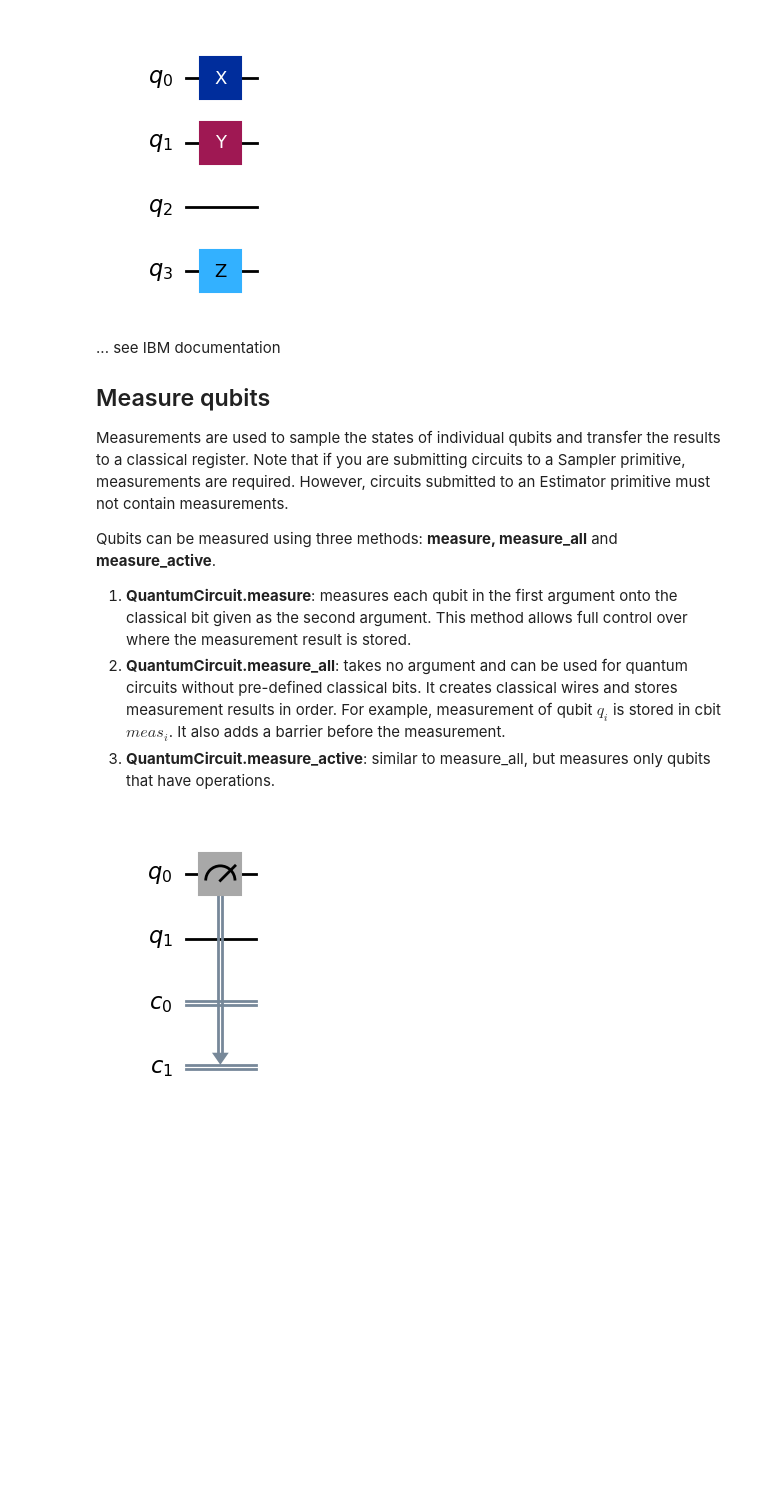
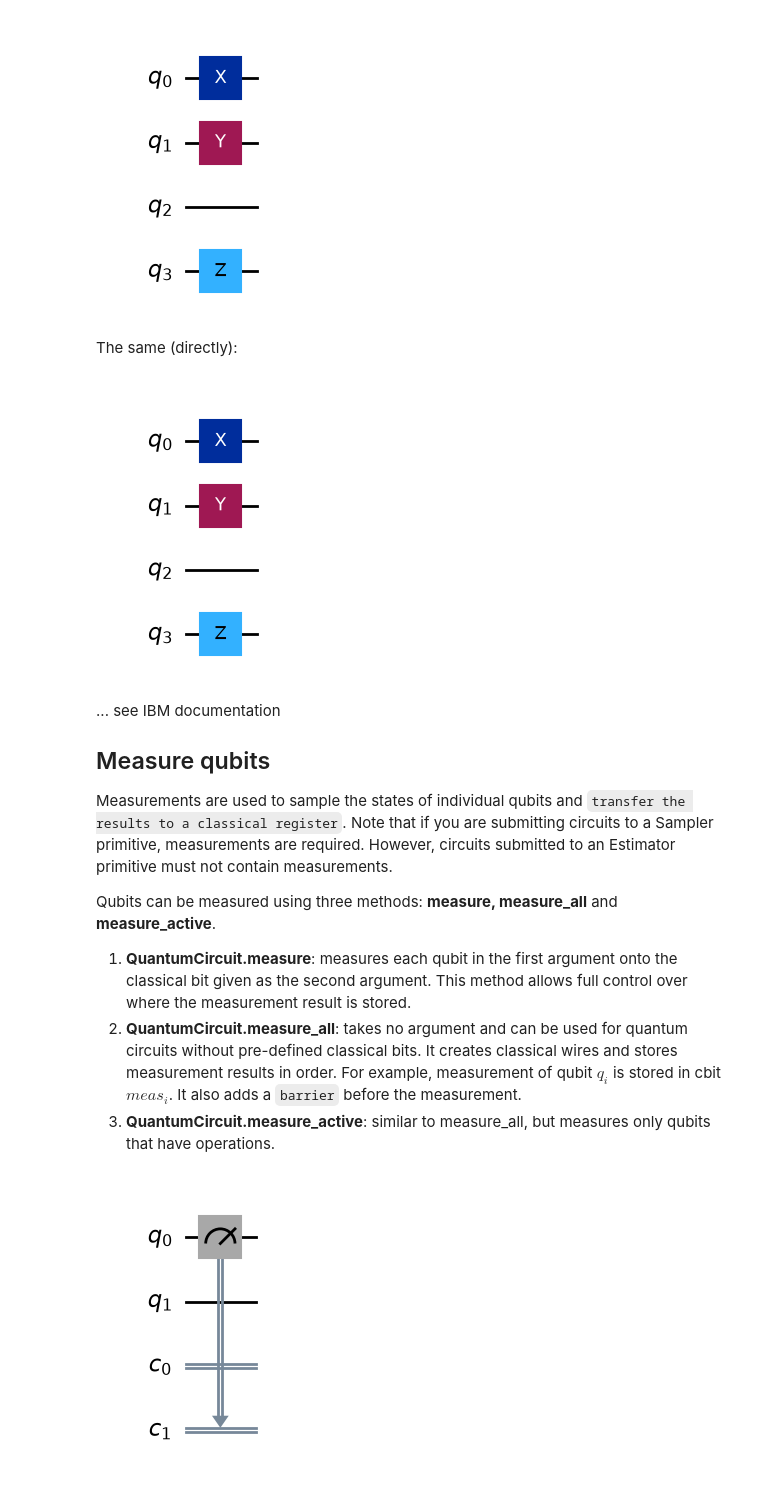
Before and after one commit to anferivera/Fisica_Computacional_1, a Jupyter notebook: Sesiones/QC/5_qiskit.ipynb, the cells around one changed output. Drawn from its saved outputs; the diff is of its cells as text; code cells hidden in the pictures; blank space fills up the shorter version.

```diff
--- a/Sesiones/QC/5_qiskit.ipynb
+++ b/Sesiones/QC/5_qiskit.ipynb
@@ -130,18 +138,28 @@ combined = qc_a.compose(qc_b, qubits=[1, 3])
 combined.draw("mpl")
 # %% [output]
 [figure]
+# %% [markdown]
+The same (directly):
+# %%
+qc = QuantumCircuit(4)
+qc.x(0)
+qc.y(1)
+qc.z(3)
+qc.draw('mpl')
+# %% [output]
+[figure, added]
 # %% [markdown]
 ... see IBM documentation
 
 ## Measure qubits
 
-Measurements are used to sample the states of individual qubits and transfer the results to a classical register. Note that if you are submitting circuits to a Sampler primitive, measurements are required. However, circuits submitted to an Estimator primitive must not contain measurements.
+Measurements are used to sample the states of individual qubits and `transfer the results to a classical register`. Note that if you are submitting circuits to a Sampler primitive, measurements are required. However, circuits submitted to an Estimator primitive must not contain measurements.
 
 Qubits can be measured using three methods: **measure, measure_all** and **measure_active**.
 
 1. **QuantumCircuit.measure**: measures each qubit in the first argument onto the classical bit given as the second argument. This method allows full control over where the measurement result is stored.
 2. **QuantumCircuit.measure_all**: takes no argument and can be used for quantum circuits without pre-defined classical bits. It creates classical wires and stores measurement results in order. For example, measurement of qubit $q_i$  is stored in cbit
-$meas_i$. It also adds a barrier before the measurement.
+$meas_i$. It also adds a `barrier` before the measurement.
 3. **QuantumCircuit.measure_active**: similar to measure_all, but measures only qubits that have operations.
 # %%
 qc1 = QuantumCircuit(2, 2)
```
Also changed, not shown: parts of 27 cells of this notebook, 1 other file.
